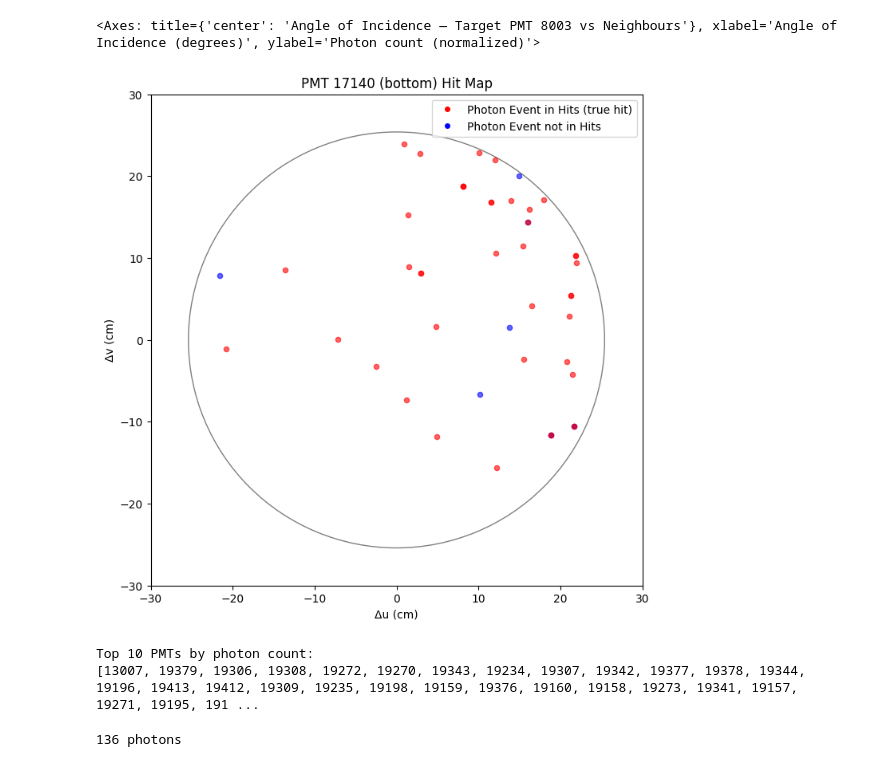
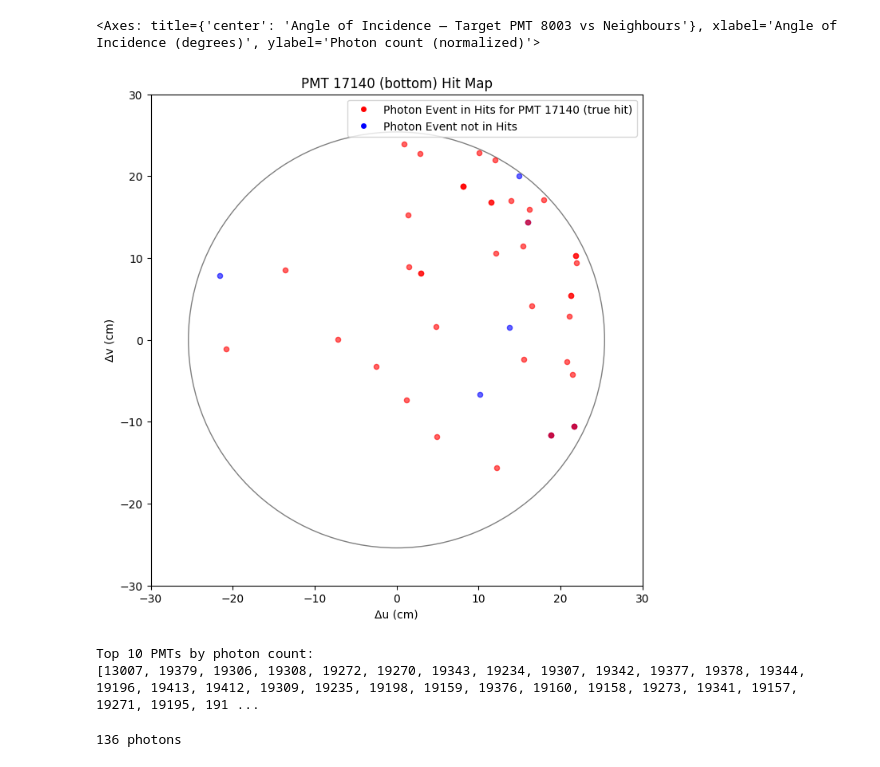
Before and after one commit to kpulido444/HKPMTcalibration, a Jupyter notebook: dashboard.ipynb, the cells around one changed output. Saved outputs shown, nothing was run; the diff lists cells and outputs as text; code cells hidden in the pictures.

```diff
--- a/dashboard.ipynb
+++ b/dashboard.ipynb
@@ -744,40 +744,40 @@ def pmt_photon_hits(pmt_id, ax=None):
             color='w',
             markerfacecolor='red',
             markersize=6,
-            label='Photon Event in Hits (true hit)'),
+            label=f'Photon Event in Hits for PMT {pmt_id} (true hit)'),
 
         Line2D([0], [0],
             marker='o',
             color='w',
             markerfacecolor='blue',
             markersize=6,
             label='Photon Event not in Hits')
     ]
 
     ax.legend(handles=legend_elements, loc='upper right')
 
         # Formatting
     ax.set_aspect('equal')
     ax.set_xlim(-30, 30)
     ax.set_ylim(-30, 30)
     ax.set_xlabel("Δu (cm)")
     ax.set_ylabel("Δv (cm)")
     ax.set_title(f"PMT {pmt_id} ({type}) Hit Map")
 
     if created_fig:
         plt.show()
 
     return ax
 
 pmt_photon_hits(17140)
 
 
 # get top 10 pmts by count in ph_df
 top_pmts = ph_df["tubeId"].value_counts().head(1000).index.tolist()
 print("Top 10 PMTs by photon count:")
 print(top_pmts)
 # %% [output]
-[figure, old version]
+[figure, new version]
 Top 10 PMTs by photon count:
 [13007, 19379, 19306, 19308, 19272, 19270, 19343, 19234, 19307, 19342, 19377, 19378, 19344, 19196, 19413, 19412, 19309, 19235, 19198, 19159, 19376, 19160, 19158, 19273, 19341, 19157, 19271, 19195, 191 ...
 # %%
```
Also changed, not shown: 1 other file.
